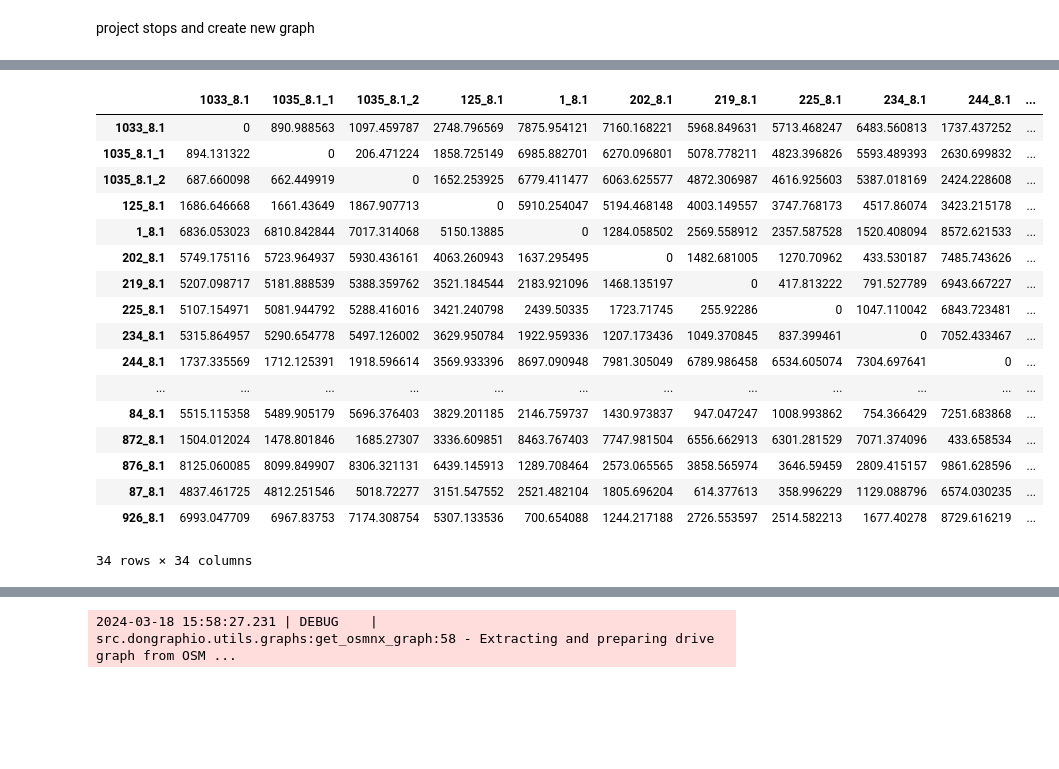
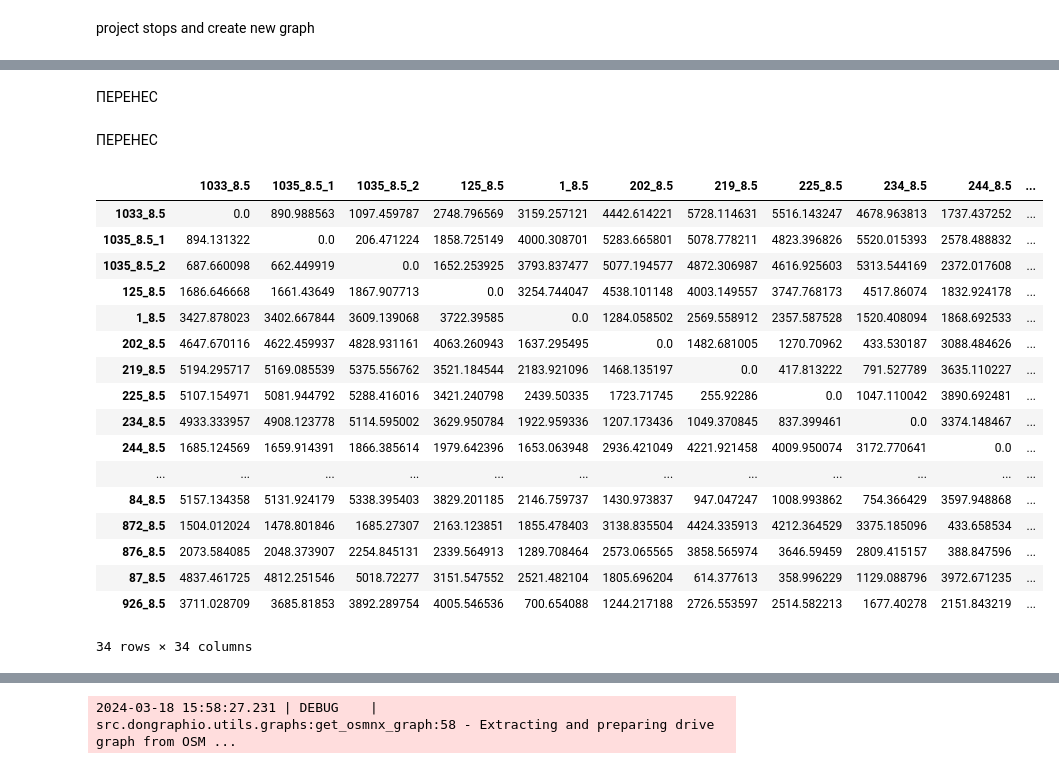
Before and after one commit to DDonnyy/dongraphio, a Jupyter notebook: src/dongraphio/hamilton_graph/test.ipynb, the cells around one changed output, grey strips where cells are left out. Cells and saved outputs as stored; diff of their text form; code cells hidden in the pictures; blank space fills up the shorter version.

```diff
--- a/src/dongraphio/hamilton_graph/test.ipynb
+++ b/src/dongraphio/hamilton_graph/test.ipynb
@@ -292,5 +272,0 @@ route_nodes
-# %%
-nodes_to_save = set(list(sum(route_nodes,())))
-nonstop = list(nodes_to_save^set([i[0] for i in route_nodes]))
-new_graph = nx.DiGraph(new_graph)
-dist_matrix,path_nodes = get_distance_matrix(new_graph,nonstop,nonstop,True)
@@ -412,31 +273,60 @@ nx.write_graphml(subgraph,"subgraph_2.graphml")
+# %% [markdown]
+ПЕРЕНЕС
+# %%
+from src.dongraphio.utils.matrix_utils import get_nx2nk_idmap
+
+
+def get_distance_matrixv2(graph: nx.DiGraph, nodes_from: [], nodes_to: [], path_matrix=False,
+                          weight: str = 'length_meter') -> (
+        pd.DataFrame, pd.DataFrame | None):
+
+    mapping = get_nx2nk_idmap(graph)
+    nk_graph = nk.nxadapter.nx2nk(graph, weight)
+
+    distance_matrix = pd.DataFrame(0, index=nodes_from, columns=nodes_to).astype(object)
+    if path_matrix:
+        route_matrix = pd.DataFrame(index=nodes_from, columns=nodes_to)
+    for source in tqdm(nodes_from, total=len(nodes_from), desc="Calculating distances"):
+        for dest in nodes_to:
+            biDij = nk.distance.BidirectionalDijkstra(nk_graph, mapping.get(source), mapping.get(dest), True).run()
+            path = biDij.getPath()
+            total_distance = biDij.getDistance()
+            if path_matrix:
+                route_matrix.loc[source, dest] = path
+            distance_matrix.loc[source, dest] = total_distance
+    if path_matrix:
+        return distance_matrix, route_matrix
+    return distance_matrix
+# %% [markdown]
+ПЕРЕНЕС
 # %%
-
-route_nodes_ind=[x[0] for x in route_nodes]
-distance_matrix,route_matrix = get_distance_matrix(subgraph,route_nodes_ind,route_nodes_ind,True)
+subgraph = nx.DiGraph(new_graph)
+route_nodes_ind = [x[0] for x in route_nodes]
+distance_matrix, route_matrix = get_distance_matrixv2(subgraph, route_nodes_ind, route_nodes_ind, True)
 max_value = distance_matrix.values.max()
 for i in route_nodes:
-    node_1,n1_1,n2_1 = i
+    node_1, n1_1, n2_1 = i
     for j in route_nodes:
-        node_2,n1_2,n2_2 = j
-        if (n1_1,n2_1) == (n2_2,n1_2):
-            distance_matrix.loc[node_1, node_2]=max_value
+        node_2, n1_2, n2_2 = j
+        if (n1_1, n2_1) == (n2_2, n1_2):
+            distance_matrix.loc[node_1, node_2] = max_value
 distance_matrix
 # %% [output]
-|  | 1033_8.1 | 1035_8.1_1 | 1035_8.1_2 | 125_8.1 | 1_8.1 | 202_8.1 | 219_8.1 | 225_8.1 | 234_8.1 | 244_8.1 | ... |
-| 1033_8.1 | 0 | 890.988563 | 1097.459787 | 2748.796569 | 7875.954121 | 7160.168221 | 5968.849631 | 5713.468247 | 6483.560813 | 1737.437252 | ... |
-| 1035_8.1_1 | 894.131322 | 0 | 206.471224 | 1858.725149 | 6985.882701 | 6270.096801 | 5078.778211 | 4823.396826 | 5593.489393 | 2630.699832 | ... |
-| 1035_8.1_2 | 687.660098 | 662.449919 | 0 | 1652.253925 | 6779.411477 | 6063.625577 | 4872.306987 | 4616.925603 | 5387.018169 | 2424.228608 | ... |
-| 125_8.1 | 1686.646668 | 1661.43649 | 1867.907713 | 0 | 5910.254047 | 5194.468148 | 4003.149557 | 3747.768173 | 4517.86074 | 3423.215178 | ... |
-| 1_8.1 | 6836.053023 | 6810.842844 | 7017.314068 | 5150.13885 | 0 | 1284.058502 | 2569.558912 | 2357.587528 | 1520.408094 | 8572.621533 | ... |
-| 202_8.1 | 5749.175116 | 5723.964937 | 5930.436161 | 4063.260943 | 1637.295495 | 0 | 1482.681005 | 1270.70962 | 433.530187 | 7485.743626 | ... |
-| 219_8.1 | 5207.098717 | 5181.888539 | 5388.359762 | 3521.184544 | 2183.921096 | 1468.135197 | 0 | 417.813222 | 791.527789 | 6943.667227 | ... |
-| 225_8.1 | 5107.154971 | 5081.944792 | 5288.416016 | 3421.240798 | 2439.50335 | 1723.71745 | 255.92286 | 0 | 1047.110042 | 6843.723481 | ... |
-| 234_8.1 | 5315.864957 | 5290.654778 | 5497.126002 | 3629.950784 | 1922.959336 | 1207.173436 | 1049.370845 | 837.399461 | 0 | 7052.433467 | ... |
-| 244_8.1 | 1737.335569 | 1712.125391 | 1918.596614 | 3569.933396 | 8697.090948 | 7981.305049 | 6789.986458 | 6534.605074 | 7304.697641 | 0 | ... |
+|  | 1033_8.5 | 1035_8.5_1 | 1035_8.5_2 | 125_8.5 | 1_8.5 | 202_8.5 | 219_8.5 | 225_8.5 | 234_8.5 | 244_8.5 | ... |
+| 1033_8.5 | 0.0 | 890.988563 | 1097.459787 | 2748.796569 | 3159.257121 | 4442.614221 | 5728.114631 | 5516.143247 | 4678.963813 | 1737.437252 | ... |
+| 1035_8.5_1 | 894.131322 | 0.0 | 206.471224 | 1858.725149 | 4000.308701 | 5283.665801 | 5078.778211 | 4823.396826 | 5520.015393 | 2578.488832 | ... |
+| 1035_8.5_2 | 687.660098 | 662.449919 | 0.0 | 1652.253925 | 3793.837477 | 5077.194577 | 4872.306987 | 4616.925603 | 5313.544169 | 2372.017608 | ... |
+| 125_8.5 | 1686.646668 | 1661.43649 | 1867.907713 | 0.0 | 3254.744047 | 4538.101148 | 4003.149557 | 3747.768173 | 4517.86074 | 1832.924178 | ... |
+| 1_8.5 | 3427.878023 | 3402.667844 | 3609.139068 | 3722.39585 | 0.0 | 1284.058502 | 2569.558912 | 2357.587528 | 1520.408094 | 1868.692533 | ... |
+| 202_8.5 | 4647.670116 | 4622.459937 | 4828.931161 | 4063.260943 | 1637.295495 | 0.0 | 1482.681005 | 1270.70962 | 433.530187 | 3088.484626 | ... |
+| 219_8.5 | 5194.295717 | 5169.085539 | 5375.556762 | 3521.184544 | 2183.921096 | 1468.135197 | 0.0 | 417.813222 | 791.527789 | 3635.110227 | ... |
+| 225_8.5 | 5107.154971 | 5081.944792 | 5288.416016 | 3421.240798 | 2439.50335 | 1723.71745 | 255.92286 | 0.0 | 1047.110042 | 3890.692481 | ... |
+| 234_8.5 | 4933.333957 | 4908.123778 | 5114.595002 | 3629.950784 | 1922.959336 | 1207.173436 | 1049.370845 | 837.399461 | 0.0 | 3374.148467 | ... |
+| 244_8.5 | 1685.124569 | 1659.914391 | 1866.385614 | 1979.642396 | 1653.063948 | 2936.421049 | 4221.921458 | 4009.950074 | 3172.770641 | 0.0 | ... |
 | ... | ... | ... | ... | ... | ... | ... | ... | ... | ... | ... | ... |
-| 84_8.1 | 5515.115358 | 5489.905179 | 5696.376403 | 3829.201185 | 2146.759737 | 1430.973837 | 947.047247 | 1008.993862 | 754.366429 | 7251.683868 | ... |
-| 872_8.1 | 1504.012024 | 1478.801846 | 1685.27307 | 3336.609851 | 8463.767403 | 7747.981504 | 6556.662913 | 6301.281529 | 7071.374096 | 433.658534 | ... |
-| 876_8.1 | 8125.060085 | 8099.849907 | 8306.321131 | 6439.145913 | 1289.708464 | 2573.065565 | 3858.565974 | 3646.59459 | 2809.415157 | 9861.628596 | ... |
-| 87_8.1 | 4837.461725 | 4812.251546 | 5018.72277 | 3151.547552 | 2521.482104 | 1805.696204 | 614.377613 | 358.996229 | 1129.088796 | 6574.030235 | ... |
-| 926_8.1 | 6993.047709 | 6967.83753 | 7174.308754 | 5307.133536 | 700.654088 | 1244.217188 | 2726.553597 | 2514.582213 | 1677.40278 | 8729.616219 | ... |
+| 84_8.5 | 5157.134358 | 5131.924179 | 5338.395403 | 3829.201185 | 2146.759737 | 1430.973837 | 947.047247 | 1008.993862 | 754.366429 | 3597.948868 | ... |
+| 872_8.5 | 1504.012024 | 1478.801846 | 1685.27307 | 2163.123851 | 1855.478403 | 3138.835504 | 4424.335913 | 4212.364529 | 3375.185096 | 433.658534 | ... |
+| 876_8.5 | 2073.584085 | 2048.373907 | 2254.845131 | 2339.564913 | 1289.708464 | 2573.065565 | 3858.565974 | 3646.59459 | 2809.415157 | 388.847596 | ... |
+| 87_8.5 | 4837.461725 | 4812.251546 | 5018.72277 | 3151.547552 | 2521.482104 | 1805.696204 | 614.377613 | 358.996229 | 1129.088796 | 3972.671235 | ... |
+| 926_8.5 | 3711.028709 | 3685.81853 | 3892.289754 | 4005.546536 | 700.654088 | 1244.217188 | 2726.553597 | 2514.582213 | 1677.40278 | 2151.843219 | ... |
 34 rows × 34 columns
```
Also changed, not shown: parts of 44 cells of this notebook, 7 other files.
